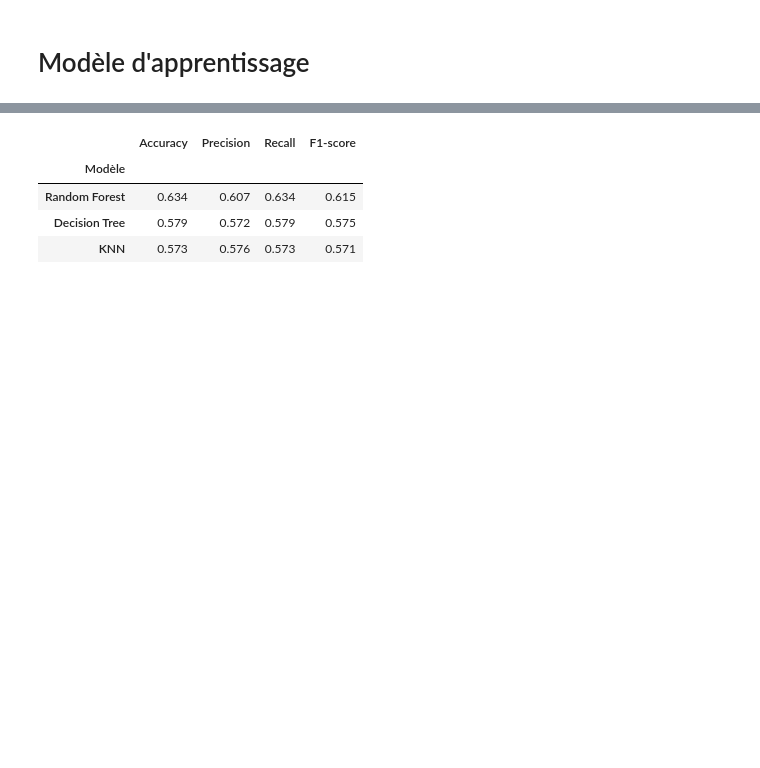
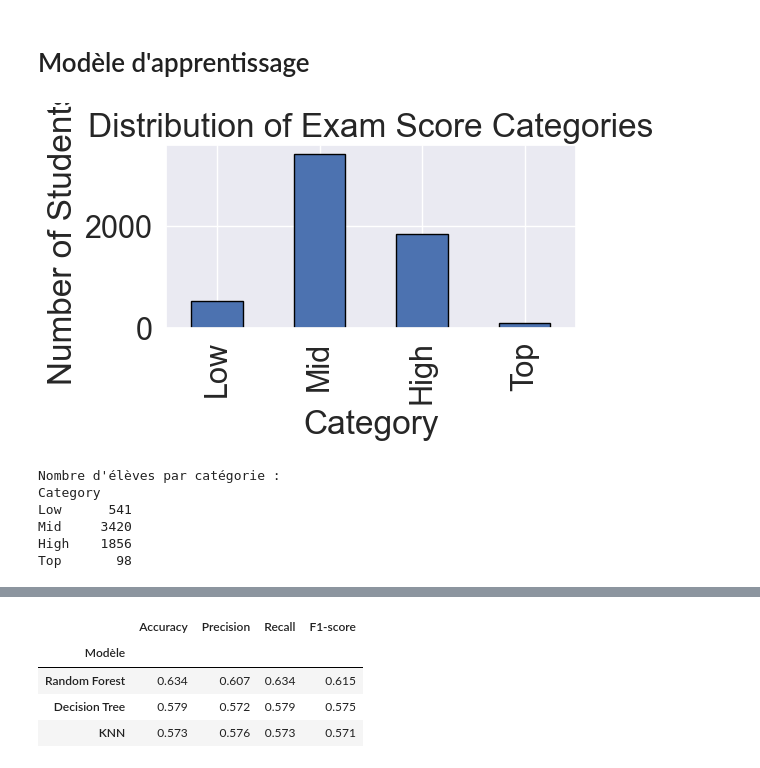
Before and after one commit to Carac92/esgi-spark-core-template, a Jupyter notebook: python-jupyter/main.ipynb, the cells around one changed output, grey strips where cells are left out. Saved outputs shown, nothing was run; the diff lists cells and outputs as text; code cells hidden in the pictures; blank space fills up the shorter version.

```diff
--- a/python-jupyter/main.ipynb
+++ b/python-jupyter/main.ipynb
@@ -220,6 +220,44 @@ On constate que les variables qualitatives qui ont un impact plus fort sont :
 - la distance du domicile
 # %% [markdown]
 # Modèle d'apprentissage
+# %%
+# Distribution of Exam Score Categories
+import pandas as pd
+import matplotlib.pyplot as plt
+
+
+# 2️⃣  Construire la variable catégorielle
+bins   = [-float('inf'), 62.5, 68.0, 74.0, float('inf')]
+labels = ['Low', 'Mid', 'High', 'Top']  # même ordre que les bornes
+data['Category'] = pd.cut(
+    data['Exam_Score'],
+    bins=bins,
+    labels=labels,
+    right=True,         # 62.5 est inclus dans Mid ; 74.0 dans High
+    include_lowest=True # inclut la borne inférieure dans le premier intervalle
+)
+
+# 3️⃣  Compter les effectifs
+counts = data['Category'].value_counts().reindex(labels, fill_value=0)
+
+# 4️⃣  Tracer
+plt.figure(figsize=(6, 4))
+counts.plot(kind='bar', edgecolor='black')
+plt.title('Distribution of Exam Score Categories')
+plt.xlabel('Category')
+plt.ylabel('Number of Students')
+plt.tight_layout()
+plt.show()
+print("Nombre d'élèves par catégorie :")
+print(counts.to_string())
+# %% [output]
+[figure, added]
+Nombre d'élèves par catégorie :
+Category
+Low      541
+Mid     3420
+High    1856
+Top       98
 # %%
 from sklearn.preprocessing import OneHotEncoder, StandardScaler
 from sklearn.pipeline import Pipeline
```
Also changed, not shown: parts of 4 cells of this notebook.
